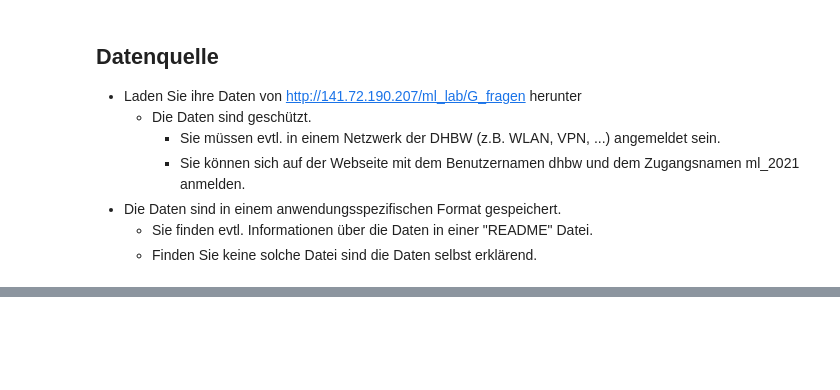
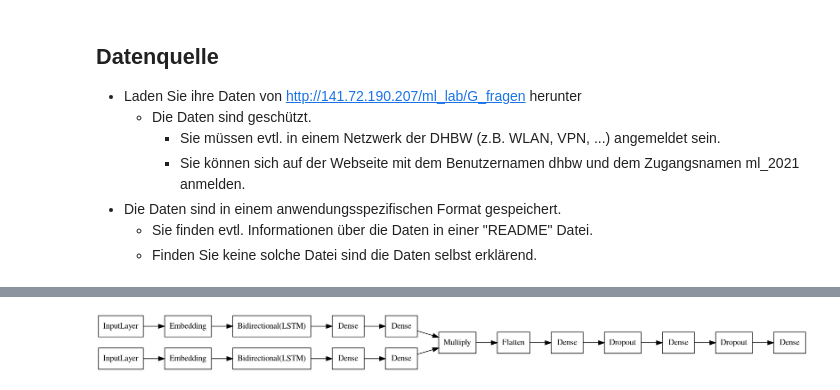
Before and after one commit to rxt30/Gruppe_G_Fragen, a Jupyter notebook: Aufgabe_G_Fragen.ipynb, the cells around one changed output, grey strips where cells are left out. Cells and saved outputs as stored; diff of their text form; code cells hidden in the pictures; blank space fills up the shorter version.

```diff
--- a/Aufgabe_G_Fragen.ipynb
+++ b/Aufgabe_G_Fragen.ipynb
@@ -298,0 +444,13 @@ array([[  1,   2,   3,   4,   5,   4,   6,   7,   8,   9,  10,  11,   9,
+# %%
+embeddings = {}
+with open('./glove/glove.42B.300d.txt', encoding='utf-8') as f:
+ for line in f:
+    values = line.split(' ')
+    embeddings[values[0]] = np.asarray(values[1:], dtype='float32')
+ f.close()
+# %%
+weight_matrix = np.zeros((len(word_index)+1, 300))
+for word, i in word_index.items():
+    if embeddings.get(word) is not None:
+        weight_matrix[i] = embeddings.get(word)
+print('Null word embeddings: %d' % np.sum(np.sum(weight_matrix, axis=1) == 0))
@@ -298,0 +553,7 @@ array([[  1,   2,   3,   4,   5,   4,   6,   7,   8,   9,  10,  11,   9,
+# %%
+tuner = kt.tuners.Hyperband(createFinalModel,
+                     objective='val_accuracy',
+                     max_epochs=20,
+                     directory='optimizer',
+                     project_name='hyperband')
+stop_early = tf.keras.callbacks.EarlyStopping(monitor='val_loss', patience=5)
@@ -298,0 +570,19 @@ array([[  1,   2,   3,   4,   5,   4,   6,   7,   8,   9,  10,  11,   9,
+# %%
+history = tuner.search([q1_train, q2_train], yTrain,
+                    validation_data = ((q1_valid, q2_valid), yValid),
+                    epochs = 20,
+                    batch_size = 2048,
+                    callbacks=[stop_early]
+)
+best_hps=tuner.get_best_hyperparameters(num_trials=1)[0]
+print(f"""
+    Parameter des optimalen Modelles
+
+    Benutzung des GloVe-Modelles: {best_hps.get('weights') == 1},
+    Gewählte Layer-Option: {best_hps.get('layer_options')},
+    Anzahl Dense-Units erstes Dense-Layer Input-Model: {best_hps.get('dense_units_input')},
+    Anzahl Dense-Units zweites Dense-Layer Input-Model: {best_hps.get('dense_units_input_2')},
+    Anzahl Dense-Units erstes Dense-Layer Final-Model: {best_hps.get('dense_units_output_first')},
+    Anzahl Dense-Units erstes Dense-Layer Final-Model: {best_hps.get('dense_units_output_second')},
+    Optimale Lernrate: {best_hps.get('learning_rate')}
+""")
@@ -298,0 +606,5 @@ array([[  1,   2,   3,   4,   5,   4,   6,   7,   8,   9,  10,  11,   9,
+# %%
+model = tuner.hypermodel.build(best_hps)
+tf.keras.utils.plot_model(model, to_file='model.png', show_layer_names = False, dpi = 120, rankdir="LR")
+# %% [output]
+[figure, added]
```
Also changed, not shown: parts of 125 cells of this notebook.
